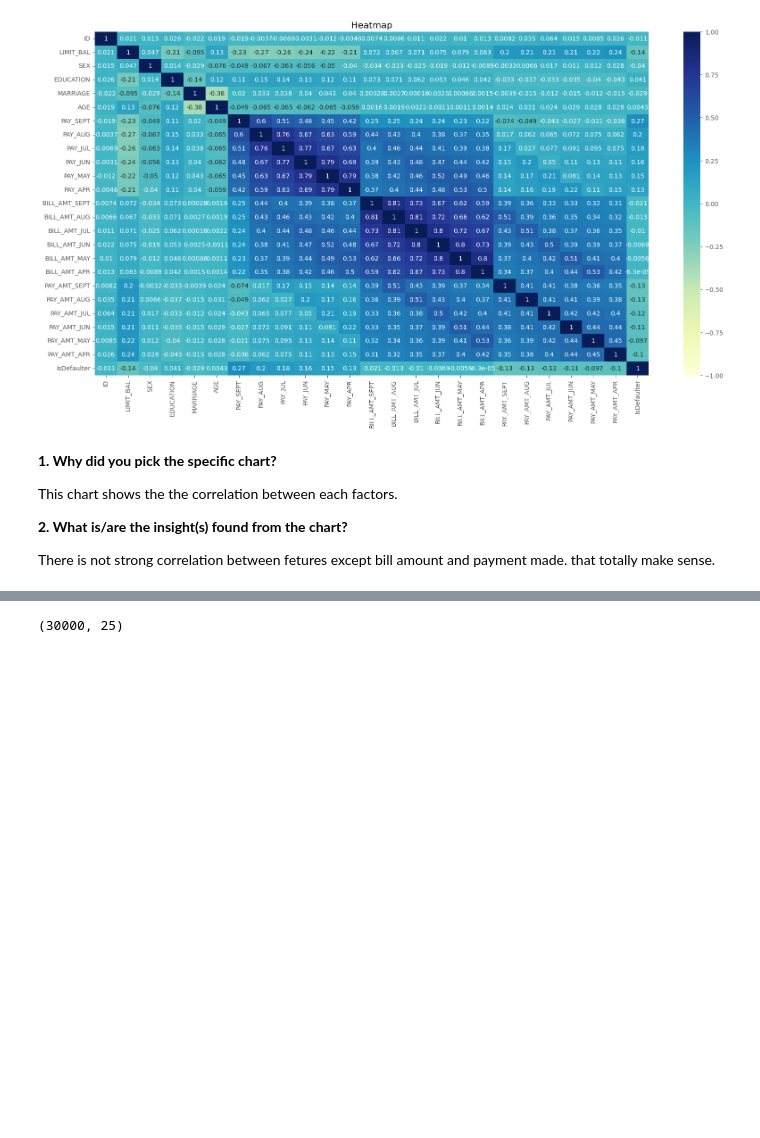
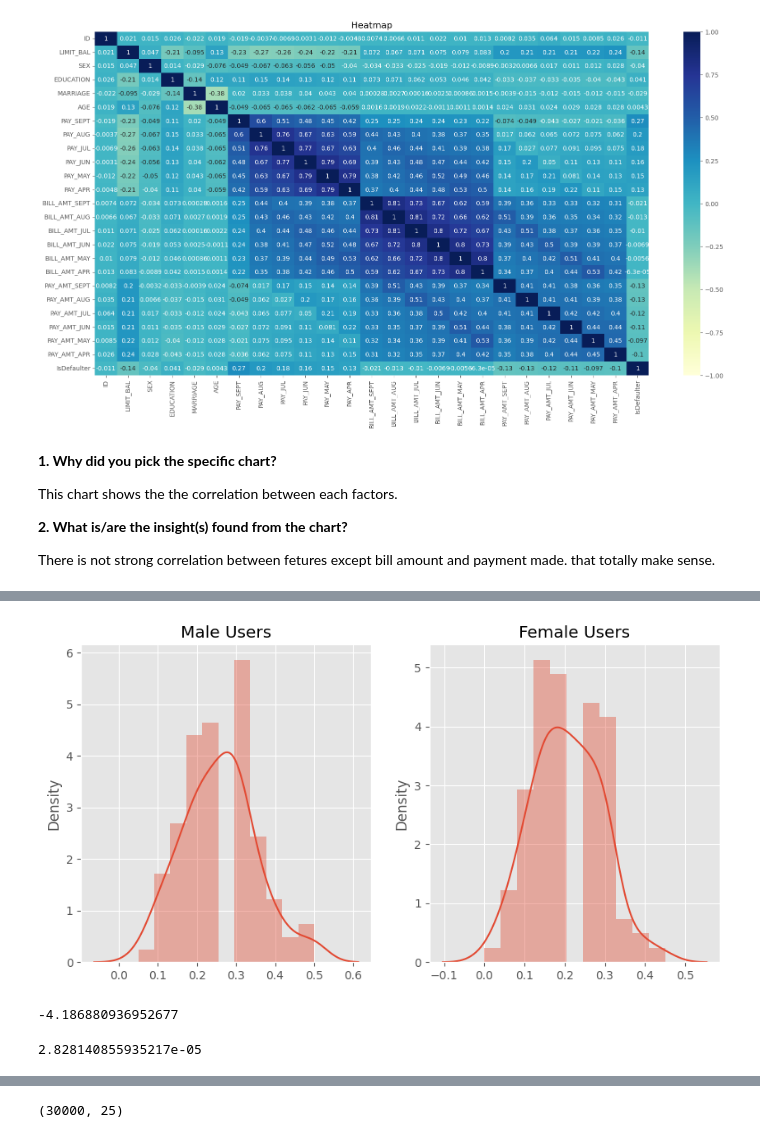
Before and after one commit to shaad4224/credit_card_default_prediction, a Jupyter notebook: Copy_of_credit_card_default_prediction.ipynb, the cells around one changed output, grey strips where cells are left out. Drawn from its saved outputs; the diff is of its cells as text; code cells hidden in the pictures; blank space fills up the shorter version.

```diff
--- a/Copy_of_credit_card_default_prediction.ipynb
+++ b/Copy_of_credit_card_default_prediction.ipynb
@@ -615,0 +697,15 @@ for col in pay_col:
+# %%
+# Perform Statistical Test to obtain P-Value
+male_sample = np.array([np.mean(df[df["SEX"]==1].sample(20)["IsDefaulter"].values) for i in range(100)])
+female_sample = np.array([np.mean(df[df["SEX"]==2].sample(20)["IsDefaulter"].values) for i in range(100)])
+# %%
+plt.subplots(1, 2, figsize = (10, 5))
+plt.subplot(1,2, 1)
+sns.distplot(male_sample)
+plt.title("Male Users")
+plt.subplot(1, 2, 2)
+sns.distplot(female_sample)
+plt.title("Female Users")
+plt.show()
+# %% [output]
+[figure, added]
@@ -615,0 +718,8 @@ for col in pay_col:
+# %%
+z_score
+# %% [output]
+-4.186880936952677
+# %%
+scipy.stats.norm.sf(abs(z_score))*2
+# %% [output]
+2.828140855935217e-05
```
Also changed, not shown: parts of 22 cells of this notebook.
